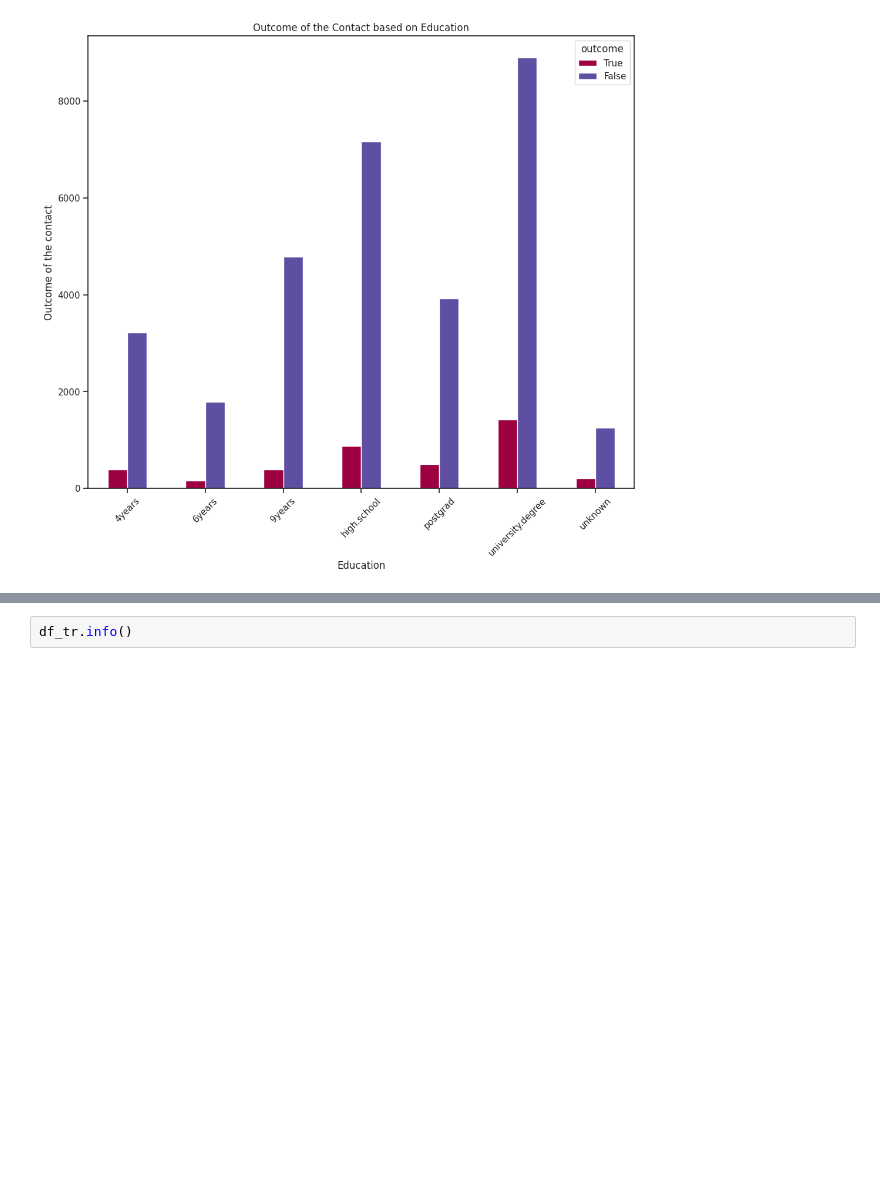
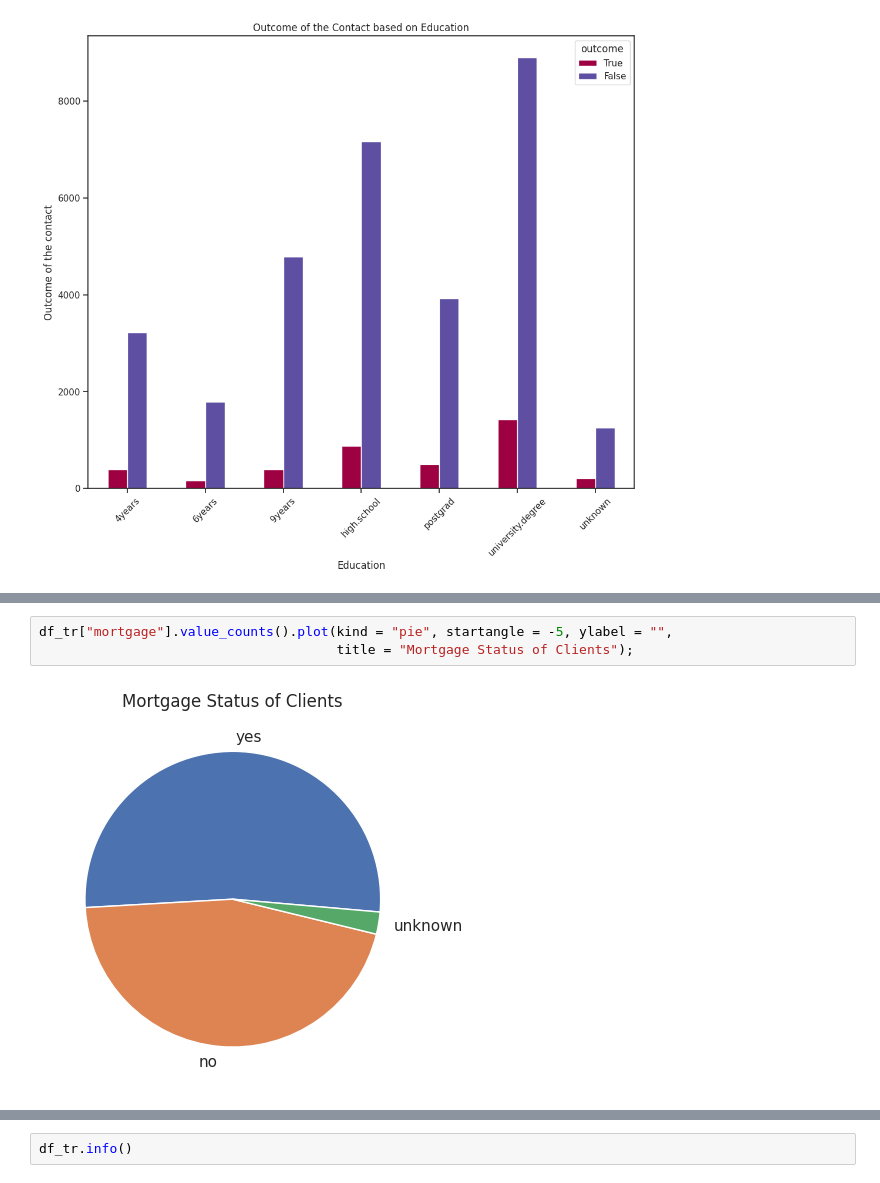
Before and after one commit to krasvachev/Data-Science-Case-Study, a Jupyter notebook: LittleBank_case_study.ipynb, the cells around one changed output, grey strips where cells are left out. Cells and saved outputs as stored; diff of their text form; blank space fills up the shorter version.

```diff
--- a/LittleBank_case_study.ipynb
+++ b/LittleBank_case_study.ipynb
@@ -1320,0 +1330,5 @@ dtype: Int64
+# %%
+df_tr["mortgage"].value_counts().plot(kind = "pie", startangle = -5, ylabel = "",
+                                      title = "Mortgage Status of Clients");
+# %% [output]
+[figure, added]
```
Also changed, not shown: parts of 34 cells of this notebook, 1 other file.
